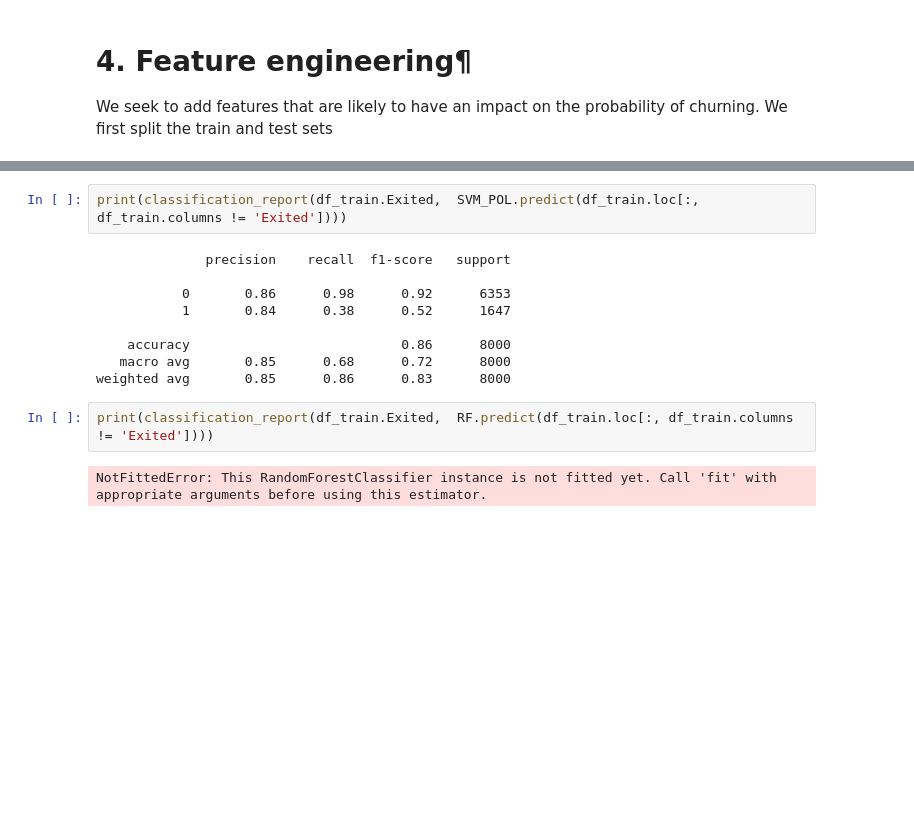
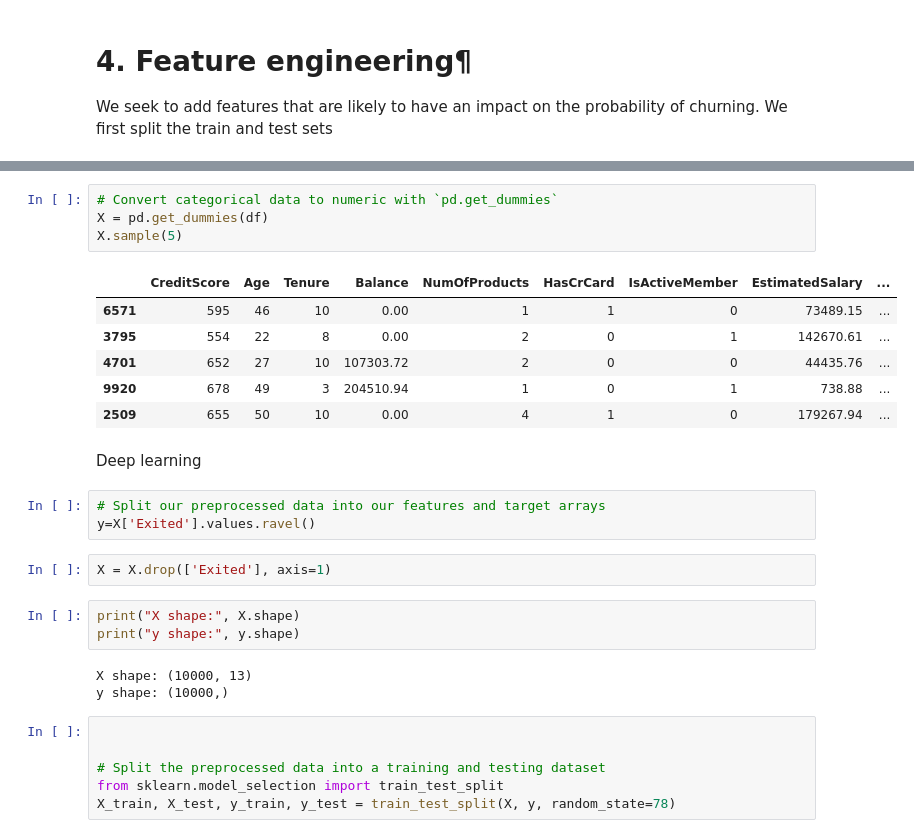
Before and after one commit to abdyraman/bank_customers_predictions, a Jupyter notebook: churn_predictions.ipynb, the cells around one changed output, grey strips where cells are left out. Saved outputs shown, nothing was run; the diff lists cells and outputs as text; blank space fills up the shorter version.

```diff
--- a/churn_predictions.ipynb
+++ b/churn_predictions.ipynb
@@ -516,15 +161,30 @@ weighted avg       0.86      0.86      0.84      8000
-# %%
-print(classification_report(df_train.Exited,  SVM_POL.predict(df_train.loc[:, df_train.columns != 'Exited'])))
-# %% [output]
-              precision    recall  f1-score   support
-
-           0       0.86      0.98      0.92      6353
-           1       0.84      0.38      0.52      1647
-
-    accuracy                           0.86      8000
-   macro avg       0.85      0.68      0.72      8000
-weighted avg       0.85      0.86      0.83      8000
-# %%
-print(classification_report(df_train.Exited,  RF.predict(df_train.loc[:, df_train.columns != 'Exited'])))
-# %% [output]
-NotFittedError: This RandomForestClassifier instance is not fitted yet. Call 'fit' with appropriate arguments before using this estimator.
+# %%
+# Convert categorical data to numeric with `pd.get_dummies`
+X = pd.get_dummies(df)
+X.sample(5)
+# %% [output]
+|  | CreditScore | Age | Tenure | Balance | NumOfProducts | HasCrCard | IsActiveMember | EstimatedSalary | ... |
+| 6571 | 595 | 46 | 10 | 0.00 | 1 | 1 | 0 | 73489.15 | ... |
+| 3795 | 554 | 22 | 8 | 0.00 | 2 | 0 | 1 | 142670.61 | ... |
+| 4701 | 652 | 27 | 10 | 107303.72 | 2 | 0 | 0 | 44435.76 | ... |
+| 9920 | 678 | 49 | 3 | 204510.94 | 1 | 0 | 1 | 738.88 | ... |
+| 2509 | 655 | 50 | 10 | 0.00 | 4 | 1 | 0 | 179267.94 | ... |
+# %% [markdown]
+Deep learning
+# %%
+# Split our preprocessed data into our features and target arrays
+y=X['Exited'].values.ravel()
+# %%
+X = X.drop(['Exited'], axis=1)
+# %%
+print("X shape:", X.shape)
+print("y shape:", y.shape)
+# %% [output]
+X shape: (10000, 13)
+y shape: (10000,)
+# %%
+
+
+# Split the preprocessed data into a training and testing dataset
+from sklearn.model_selection import train_test_split
+X_train, X_test, y_train, y_test = train_test_split(X, y, random_state=78)
```
Also changed, not shown: parts of 41 cells of this notebook.
